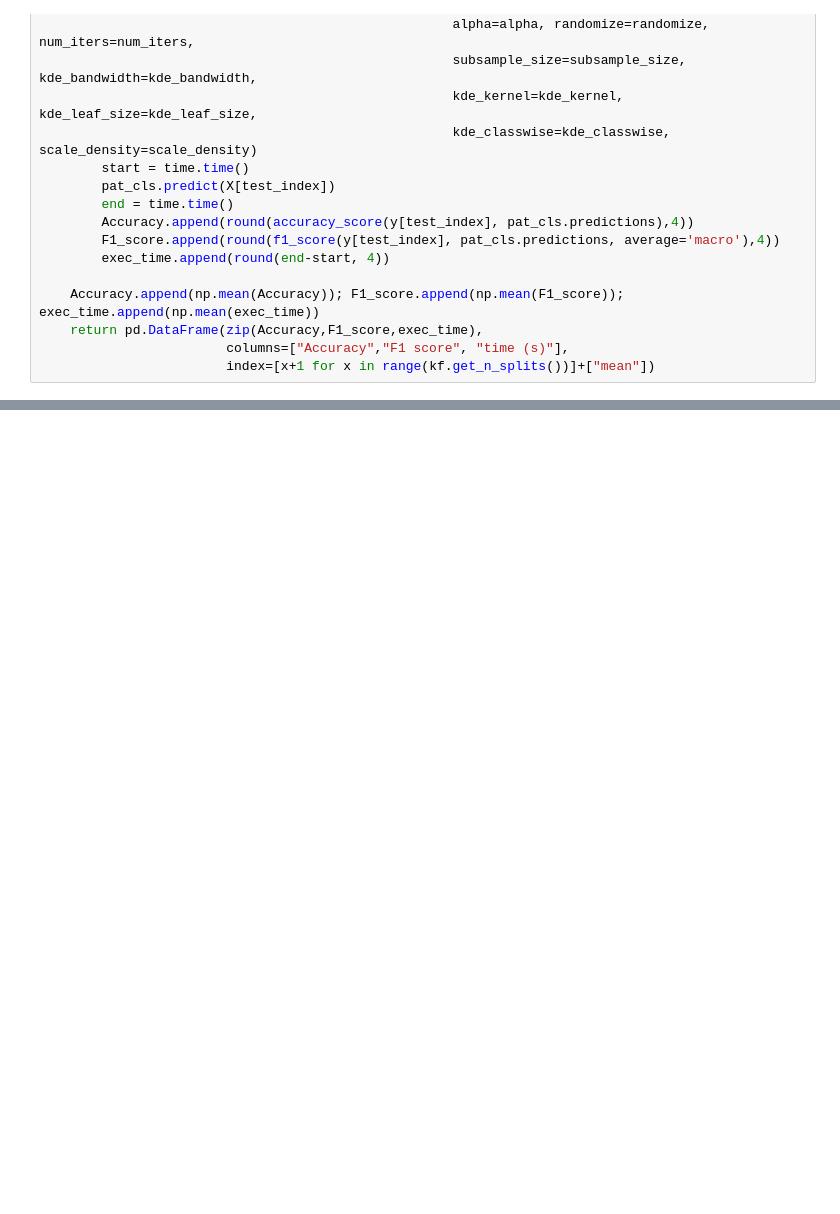
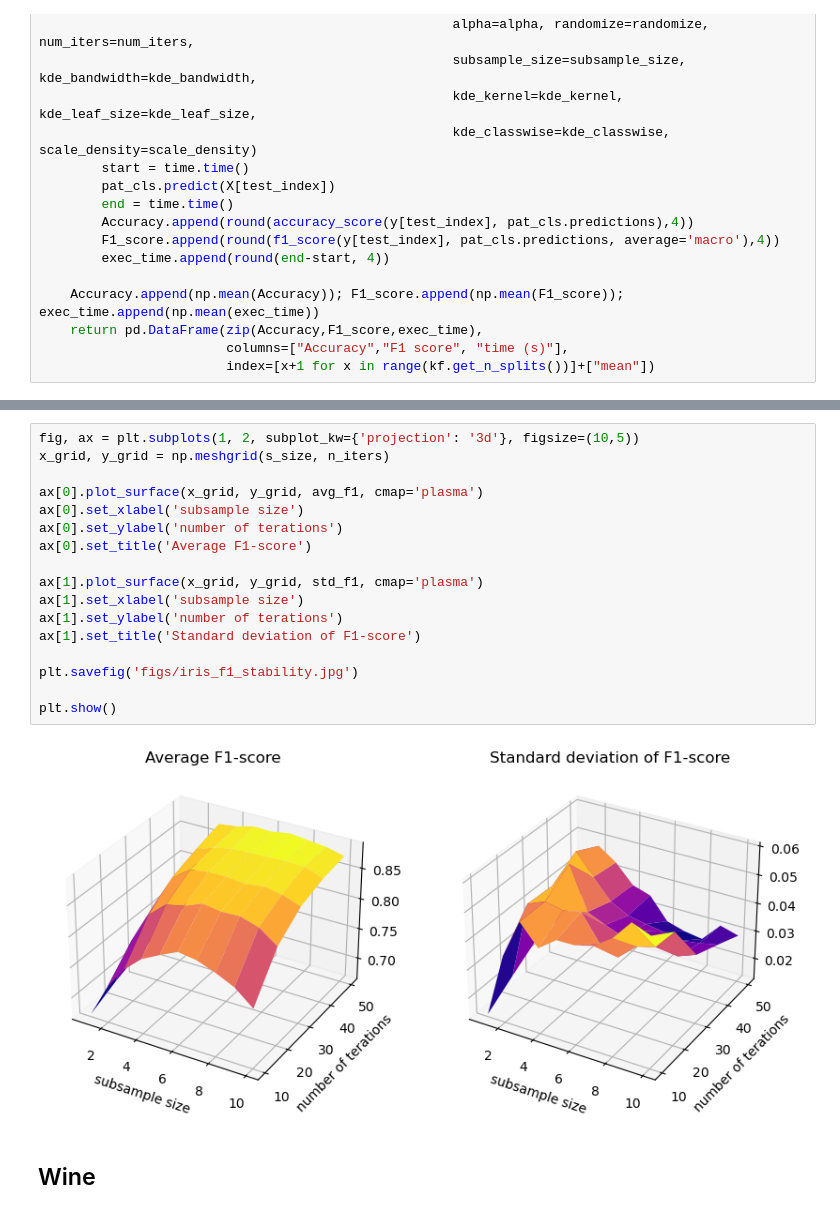
Before and after one commit to AndrewDiv/FCALC, a Jupyter notebook: randomization testing.ipynb, the cells around one changed output, grey strips where cells are left out. Drawn from its saved outputs; the diff is of its cells as text; blank space fills up the shorter version.

```diff
--- a/randomization testing.ipynb
+++ b/randomization testing.ipynb
@@ -74,0 +145,21 @@ OSError: Cannot save file into a non-existent directory: 'D:\University\masters
+# %%
+fig, ax = plt.subplots(1, 2, subplot_kw={'projection': '3d'}, figsize=(10,5))
+x_grid, y_grid = np.meshgrid(s_size, n_iters)
+
+ax[0].plot_surface(x_grid, y_grid, avg_f1, cmap='plasma')
+ax[0].set_xlabel('subsample size')
+ax[0].set_ylabel('number of terations')
+ax[0].set_title('Average F1-score')
+
+ax[1].plot_surface(x_grid, y_grid, std_f1, cmap='plasma')
+ax[1].set_xlabel('subsample size')
+ax[1].set_ylabel('number of terations')
+ax[1].set_title('Standard deviation of F1-score')
+
+plt.savefig('figs/iris_f1_stability.jpg')
+
+plt.show()
+# %% [output]
+[figure, added]
+# %% [markdown]
+## Wine
```
Also changed, not shown: parts of 15 cells of this notebook, 8 other files.
